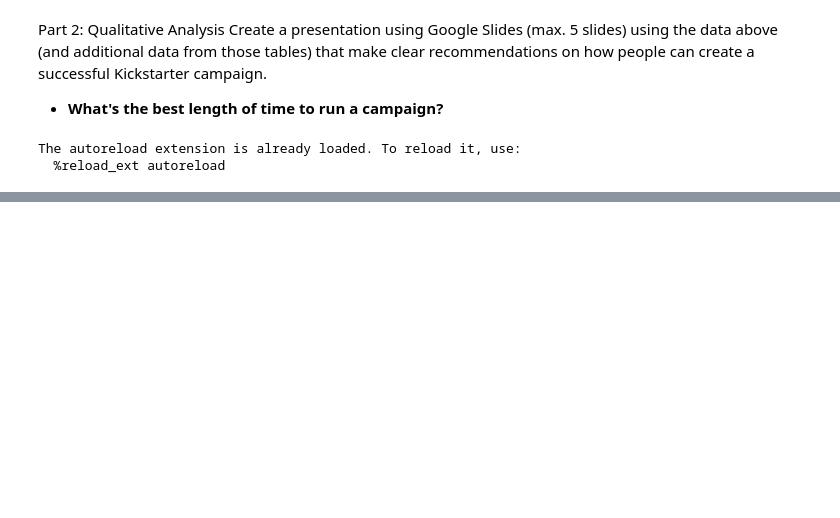
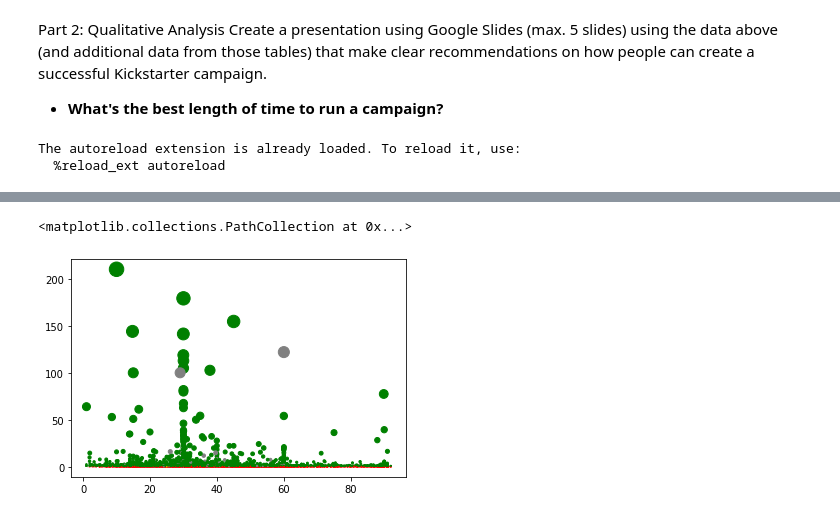
Before and after one commit to nygeog/general_assembly_data_analysis, a Jupyter notebook: part_2_a_best_length_time_campaign.ipynb, the cells around one changed output, grey strips where cells are left out. Cells and saved outputs as stored; diff of their text form; code cells hidden in the pictures; blank space fills up the shorter version.

```diff
--- a/part_2_a_best_length_time_campaign.ipynb
+++ b/part_2_a_best_length_time_campaign.ipynb
@@ -20,3 +20,6 @@ in_csv = 'data/input/DSI_kickstarterscrape_dataset.csv'
 # %%
 df = pd.read_csv(in_csv, encoding="ISO-8859-1")
 # if need to convert back to utf-8 https://stackoverflow.com/questions/42456867/convert-pandas-dataframe-to-utf8
+
+df = df.rename(columns=lambda x: x.replace(' ', '_'))
+df['uid'] = df.index + 1
@@ -27,0 +26,7 @@ plt.scatter(df['funded percentage'], df.duration, s=df['funded percentage'])
+# %%
+# filter outliers
+from scipy import stats
+
+dfs = df[['uid', 'funded_percentage']]
+
+dff = dfs[(np.abs(stats.zscore(dfs)) < 3).all(axis=1)]
@@ -27,0 +49,9 @@ plt.scatter(df['funded percentage'], df.duration, s=df['funded percentage'])
+# %%
+dfm = dff.merge(df.drop('funded_percentage', axis=1), how='left', on='uid')
+
+colors = {'successful': 'green', 'failed': 'red', 'live': 'grey', 'canceled': 'orange', 'suspended': 'yellow'}
+
+plt.scatter(dfm.duration, dfm.funded_percentage, s=dfm.funded_percentage, c=dfm['status'].apply(lambda x: colors[x]))
+# %% [output]
+<matplotlib.collections.PathCollection at 0x...>
+[figure, added]
```
Also changed, not shown: parts of 5 cells of this notebook, 3 other files.
